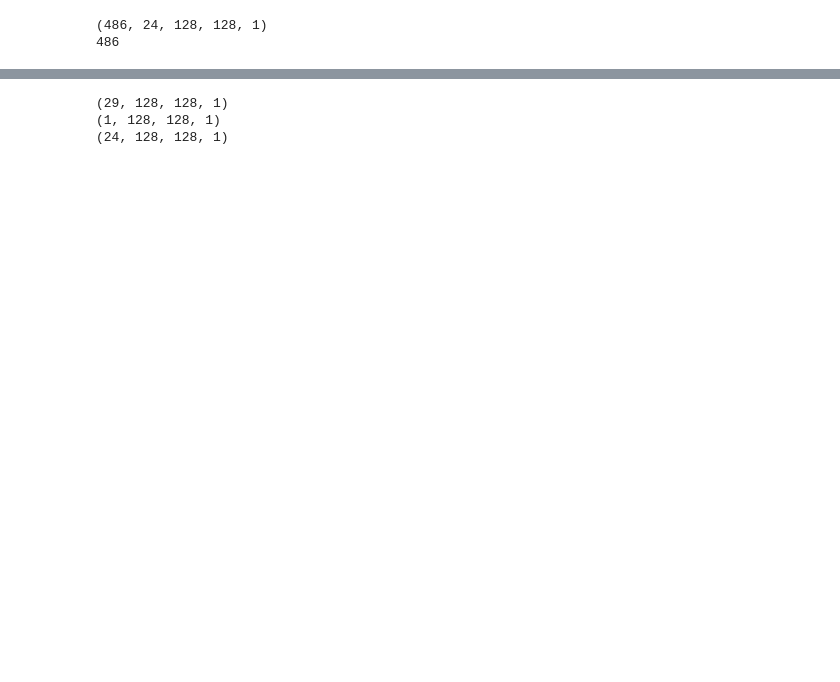
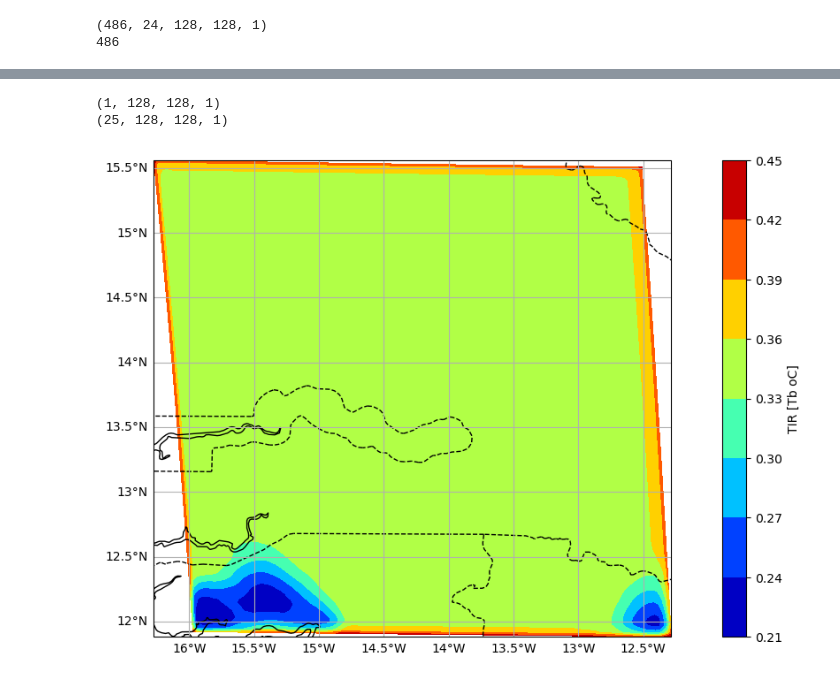
Before and after one commit to JawairiaAA/Core_forecasting_DL, a Jupyter notebook: DL_core_forecasting_video.ipynb, the cells around one changed output, grey strips where cells are left out. Cells and saved outputs as stored; diff of their text form; code cells hidden in the pictures; blank space fills up the shorter version.

```diff
--- a/DL_core_forecasting_video.ipynb
+++ b/DL_core_forecasting_video.ipynb
@@ -435,10 +445,20 @@ for _ in range(5):
 # %%
 #print(frames.shape)
-#print(predicted_frame.shape)
+print(predicted_frame.shape)
 #print(original_frames.shape)
+print(new_prediction.shape)
 # %% [output]
-(29, 128, 128, 1)
 (1, 128, 128, 1)
-(24, 128, 128, 1)
+(25, 128, 128, 1)
+# %%
+day = 1 #96*19-36
+f=plt.figure(figsize=(15,7))  # this opens a plot window
+ax = f.add_subplot(111, projection=ccrs.PlateCarree())  # this opens a new plot axis
+draw_map(ax, np.squeeze(predicted_frame), lon[:-a,b:], lat[:-a,b:], cbar_label='TIR [Tb oC]', cmap='jet')
+#ax.contour(lon, lat, cores[day,:,:], levels=[-5,1,50], colors='r')
+
+#
+# %% [output]
+[figure, added]
 # %%
 # Construct a figure for the original and new frames.
```
Also changed, not shown: parts of 15 cells of this notebook.
